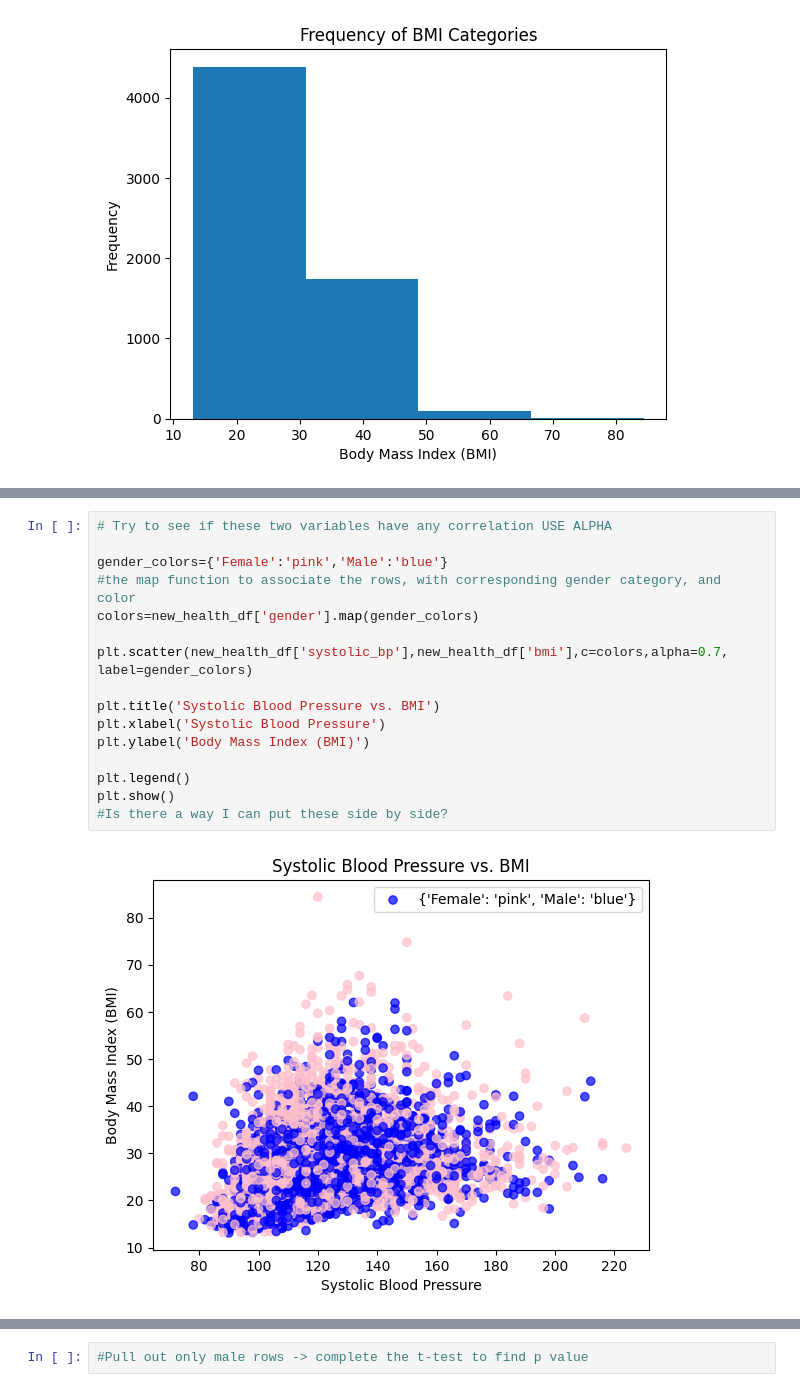
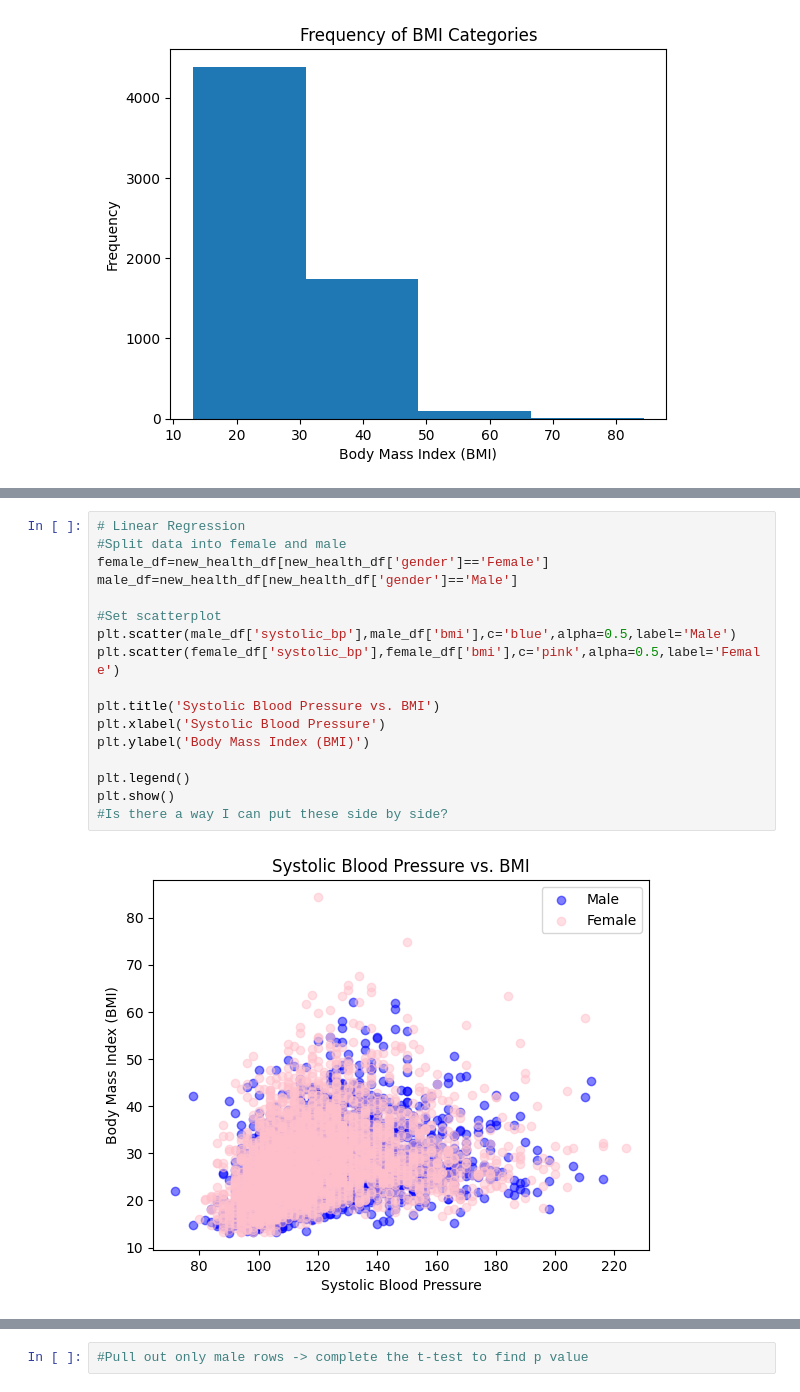
Before and after one commit to SinCosTanTya/Lifestyle-and-Health, a Jupyter notebook: Lifestyle_and_Health_Research_Project.ipynb, the cells around one changed output, grey strips where cells are left out. Drawn from its saved outputs; the diff is of its cells as text.

```diff
--- a/Lifestyle_and_Health_Research_Project.ipynb
+++ b/Lifestyle_and_Health_Research_Project.ipynb
@@ -172,18 +184,19 @@ plt.show()
 # %%
-# Try to see if these two variables have any correlation USE ALPHA
+# Linear Regression
+#Split data into female and male
+female_df=new_health_df[new_health_df['gender']=='Female']
+male_df=new_health_df[new_health_df['gender']=='Male']
 
-gender_colors={'Female':'pink','Male':'blue'}
-#the map function to associate the rows, with corresponding gender category, and color
-colors=new_health_df['gender'].map(gender_colors)
-
-plt.scatter(new_health_df['systolic_bp'],new_health_df['bmi'],c=colors,alpha=0.7, label=gender_colors)
+#Set scatterplot
+plt.scatter(male_df['systolic_bp'],male_df['bmi'],c='blue',alpha=0.5,label='Male')
+plt.scatter(female_df['systolic_bp'],female_df['bmi'],c='pink',alpha=0.5,label='Female')
 
 plt.title('Systolic Blood Pressure vs. BMI')
 plt.xlabel('Systolic Blood Pressure')
 plt.ylabel('Body Mass Index (BMI)')
 
 plt.legend()
 plt.show()
 #Is there a way I can put these side by side?
 # %% [output]
-[figure, old version]
+[figure, new version]
```
Also changed, not shown: parts of 7 cells of this notebook.
